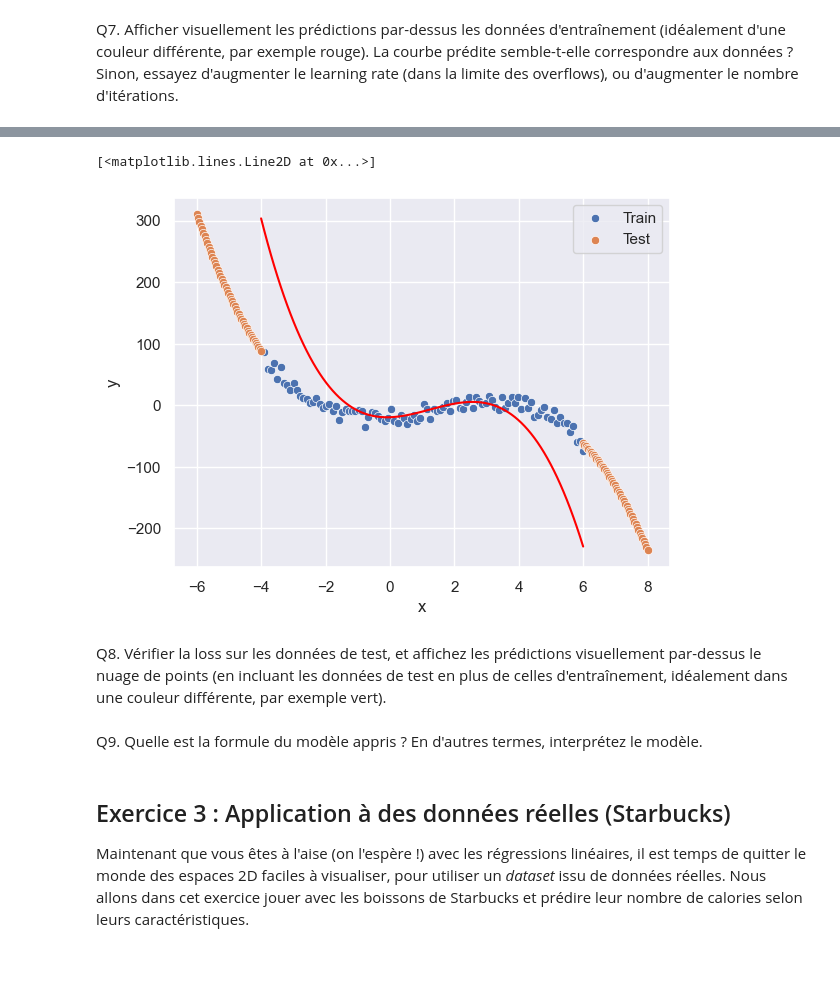
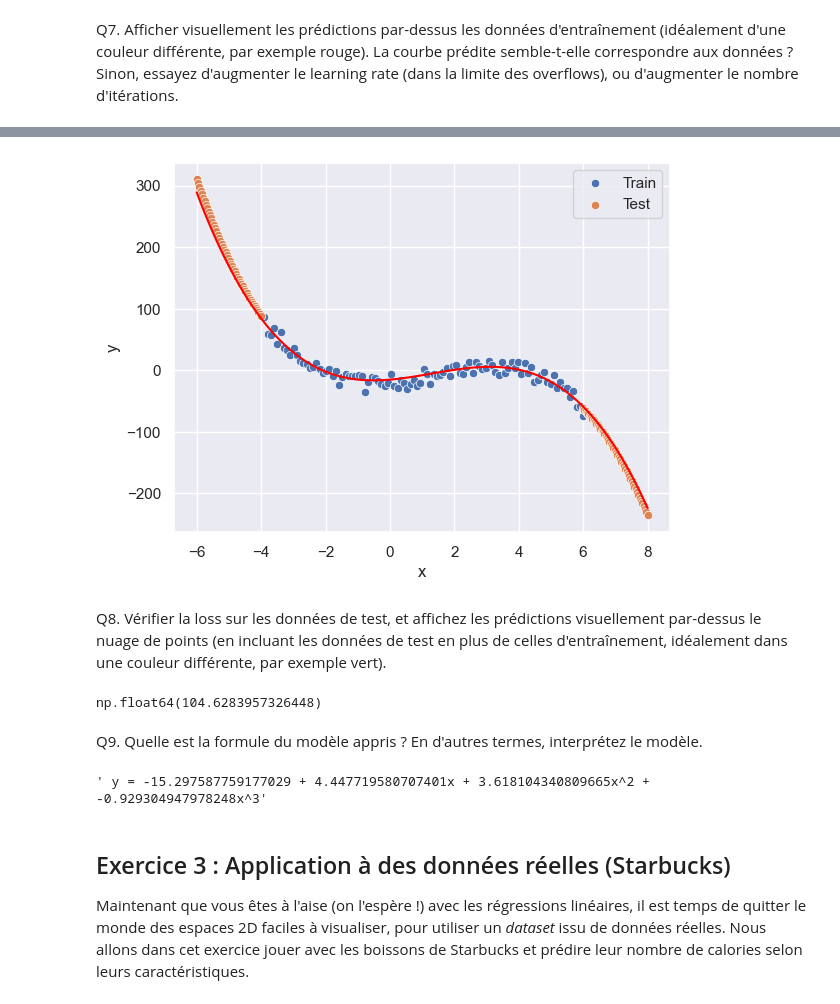
Before and after one commit to jo-pouradier/machine-learning-cpe, a Jupyter notebook: tp1.ipynb, the cells around one changed output, grey strips where cells are left out. Cells and saved outputs as stored; diff of their text form; code cells hidden in the pictures; blank space fills up the shorter version.

Commit message:
fix graph prediction2

```diff
--- a/tp1.ipynb
+++ b/tp1.ipynb
@@ -516,13 +516,15 @@ plt.plot(x, prediction2, color='red', label='Prediction')
 # %% [markdown]
 Q7. Afficher visuellement les prédictions par-dessus les données d'entraînement (idéalement d'une couleur différente, par exemple rouge). La courbe prédite semble-t-elle correspondre aux données ? Sinon, essayez d'augmenter le learning rate (dans la limite des overflows), ou d'augmenter le nombre d'itérations.
 # %%
-w2 = gradient_descent(X_train2, Y_train2, W2, 0.000_05, 500_000)
+w2, losses2 = gradient_descent2(X_train2, Y_train2, W2, 0.000_05, 50_000)
 
 sns.scatterplot(x='x', y='y', data=df2_train, label='Train')
 sns.scatterplot(x='x', y='y', data=df2_test, label='Test')
 #x = np.arange(round(df2_train['x'].min()), round(df2_train['x'].max()), 1)
-x2 = np.linspace(df2_test['x'].min(), df2_test['x'].max(), len(X_train2))
+x2 = np.linspace(df2_test['x'].min(), df2_test['x'].max(), 400)
+# prediction avec w2
+# courbe w0 + w1x + w2x^2 + w3x^3
 prediction2 = x2**3*w2[3]  + x2**2*w2[2] + x2*w2[1] + w2[0]
 
-plt.plot(x, prediction2, color='red', label='Prediction')
+plt.plot(x2, prediction2, color='red', label='Prediction')
 # %% [output]
@@ -546,9 +532,20 @@ Iteration 499000, loss = 65.1897752850632
-[<matplotlib.lines.Line2D at 0x...>]
-[figure, old version]
+[figure, new version]
 # %% [markdown]
 Q8. Vérifier la loss sur les données de test, et affichez les prédictions visuellement par-dessus le nuage de points (en incluant les données de test en plus de celles d'entraînement, idéalement dans une couleur différente, par exemple vert).
+# %%
+#sns.lineplot(x=range(len(losses2)), y=losses2, Label='Loss')
+
+X_test2b = np.concatenate((ones.reshape(len(X_test2), 1), X_test2.reshape(len(X_test2), 1), X_test2.reshape(len(X_test2), 1)**2, X_test2.reshape(len(X_test2), 1)**3), axis=1)
+
+loss(X_test2b, Y_test2, w2)
+# %% [output]
+np.float64(104.6283957326448)
 # %% [markdown]
 Q9. Quelle est la formule du modèle appris ? En d'autres termes, interprétez le modèle.
+# %%
+f' y = {w2[0]} + {w2[1]}x + {w2[2]}x^2 + {w2[3]}x^3'
+# %% [output]
+' y = -15.297587759177029 + 4.447719580707401x + 3.618104340809665x^2 + -0.929304947978248x^3'
 # %% [markdown]
 ## Exercice 3 : Application à des données réelles (Starbucks)
 
```
Also changed, not shown: parts of 7 cells of this notebook.
